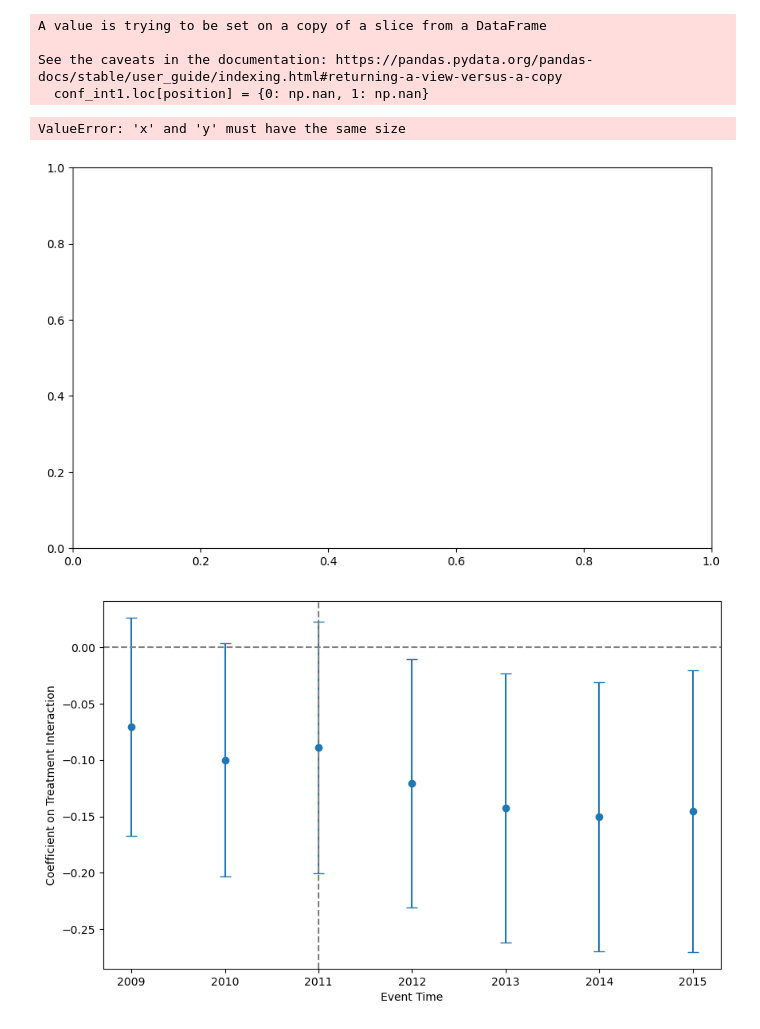
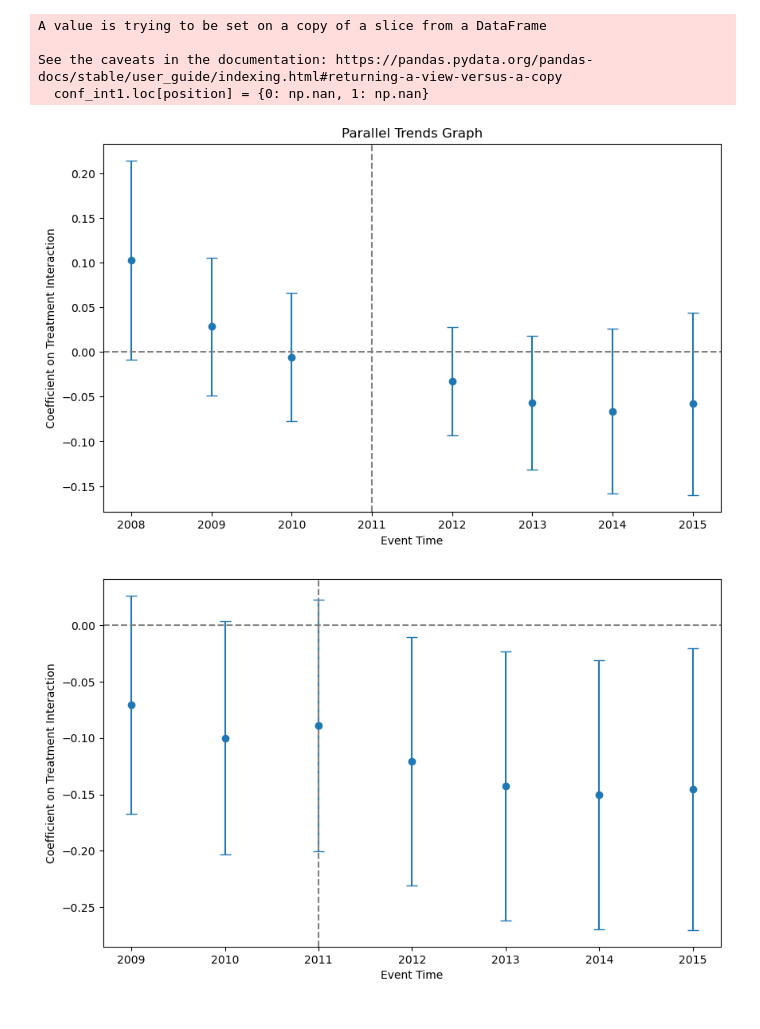
Before and after one commit to wangyouan/STOCKAct, a Jupyter notebook: Notebook/DrawParallelTrends.ipynb, the cells around one changed output. Cells and saved outputs as stored; diff of their text form; code cells hidden in the pictures.

```diff
--- a/Notebook/DrawParallelTrends.ipynb
+++ b/Notebook/DrawParallelTrends.ipynb
@@ -31,20 +31,20 @@ the string values returned are correct.
 # %%
 # Step 3: Run the regression excluding the base year (event_-1)
 # Specify interaction terms with ':' and use C() for categorical variables
-interaction_terms = [f"event_b{i} * fed_gov_dummy" for i in [3, 2, 1]]
-interaction_terms.extend([f"event_{i} * fed_gov_dummy" for i in [0, 1, 2, 3]])
+interaction_terms = [f"event_b{i} * MajorGovCustomer" for i in [4, 3, 2]]
+interaction_terms.extend([f"event_{i} * MajorGovCustomer" for i in [0, 1, 2, 3]])
 
 # Define the formula correctly with interaction terms
 formula = "log_frequency_w ~ " + " + ".join(interaction_terms) + \
-    " + log_market_value_w + lev_w + BM_w + ROA_w + LOSS + EarnVol_w + ret_w + turnover_w + StkVol_w + C(gvkey) + C(year)"
+    " + C(gvkey) + C(year)"
 
 # Fit the model with clustered standard errors at the gvkey level
 reg_data = data
 model = smf.ols(formula, reg_data).fit(cov_type='cluster', cov_kwds={'groups': reg_data['gvkey']})
 
 # Extract coefficients for the event study
-coeff_names = [f'event_b{i}:fed_gov_dummy' for i in [3, 2, 1]]
-coeff_names.extend([f'event_{i}:fed_gov_dummy' for i in [0, 1, 2, 3]])
+coeff_names = [f'event_b{i}:MajorGovCustomer' for i in [4, 3, 2]]
+coeff_names.extend([f'event_{i}:MajorGovCustomer' for i in [0, 1, 2, 3]])
 coeffs = model.params[coeff_names]
 conf_int = model.conf_int(alpha=0.05).loc[coeff_names]
 # %%
@@ -68,29 +68,28 @@ See the caveats in the documentation: https://pandas.pydata.org/pandas-docs/stab
   conf_int1.loc[position] = {0: np.nan, 1: np.nan}
 # %%
 plt.show()
-pic_save_path = os.path.join(const.REGRESSION_RESULT_PATH, '20241101')
+pic_save_path = os.path.join(const.REGRESSION_RESULT_PATH, '20250212')
 if not os.path.isdir(pic_save_path):
     os.mkdir(pic_save_path)
 
 # Step 4: Plot the parallel trends graph
 year_labels = { -4: "2008", -3: "2009", -2: "2010", -1: "2011",
                  0: "2012",  1: "2013",  2: "2014",  3: "2015"}
 
 plt.figure(figsize=(10, 6))
-plt.errorbar(x=range(-3, 4), y=coeffs,
+plt.errorbar(x=range(-4, 4), y=coeffs,
              yerr=[coeffs - conf_int[0], conf_int[1] - coeffs], fmt='o', capsize=5)
 
 plt.axhline(0, color='grey', linestyle='--')
 plt.axvline(-1, color='grey', linestyle='--')
 plt.xlabel("Event Time")
 plt.ylabel("Coefficient on Treatment Interaction")
 plt.title("Parallel Trends Graph")
-plt.xticks(ticks=range(-3, 4), labels=[year_labels[year] for year in [-3, -2, -1, 0, 1, 2, 3]])
+plt.xticks(ticks=range(-4, 4), labels=[year_labels[year] for year in [-4, -3, -2, -1, 0, 1, 2, 3]])
 plt.savefig(os.path.join(pic_save_path, 'parallel_trends_graph.png'))
 plt.show()
 # %% [output]
-ValueError: 'x' and 'y' must have the same size
-[figure, old version]
+[figure, new version]
 # %%
 # Step 3: Run the regression excluding the base year (event_-1)
 # Specify interaction terms with ':' and use C() for categorical variables
```
